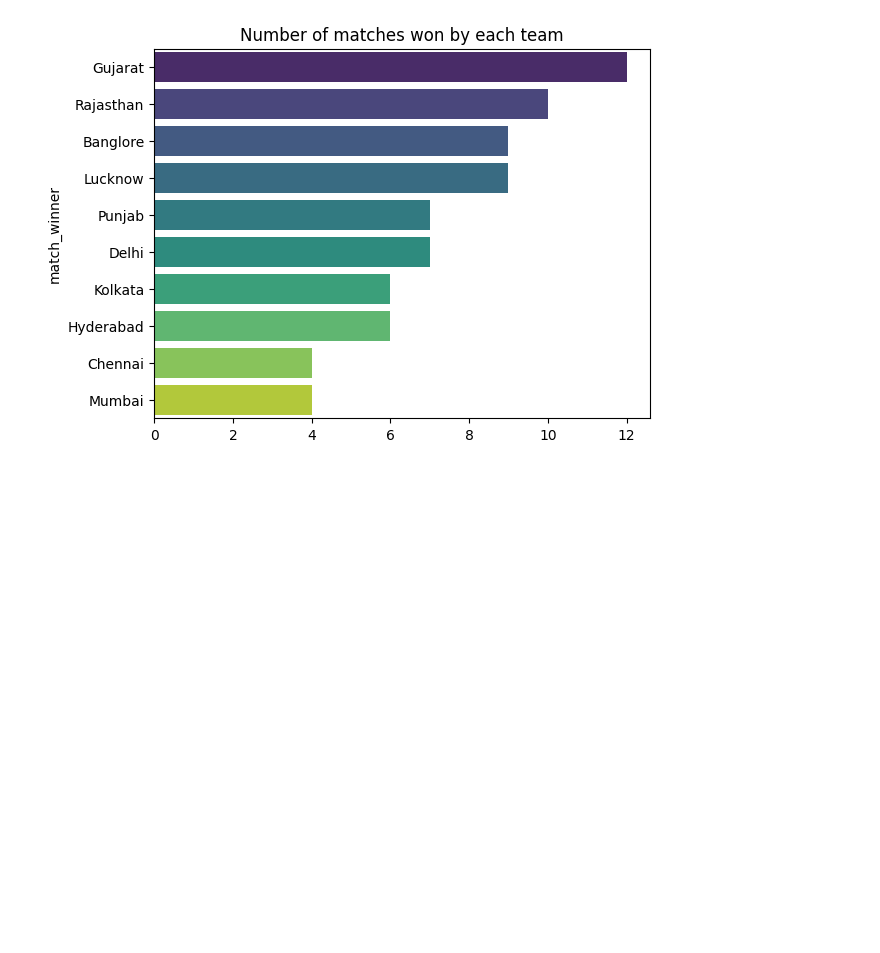
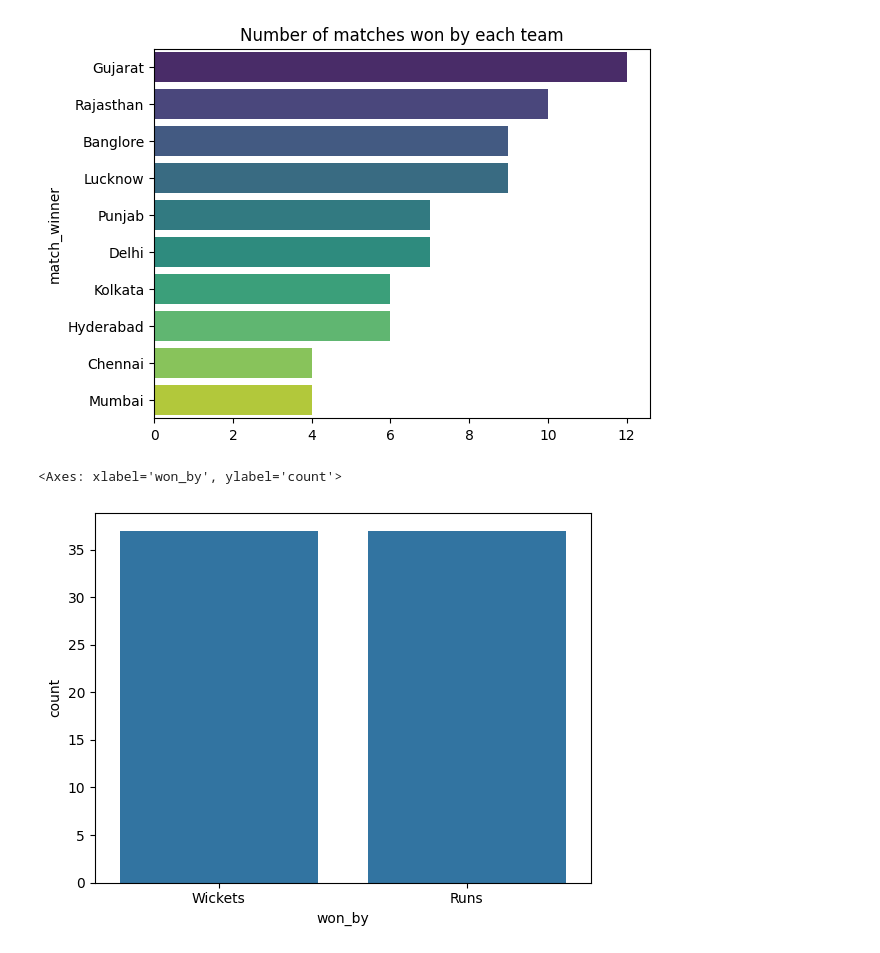
Before and after one commit to Barun-Chhetri/AI_MLprojectbeigneer, a Jupyter notebook: projects.ipynb, the cells around one changed output. Saved outputs shown, nothing was run; the diff lists cells and outputs as text; code cells hidden in the pictures; blank space fills up the shorter version.

```diff
--- a/projects.ipynb
+++ b/projects.ipynb
@@ -96,3 +96,8 @@ plt.title('Number of matches won by each team')
 # %% [output]
 Text(0.5, 1.0, 'Number of matches won by each team')
 [figure]
+# %%
+sns.countplot(x=df['won_by'])
+# %% [output]
+<Axes: xlabel='won_by', ylabel='count'>
+[figure, added]
```
Also changed, not shown: parts of 3 cells of this notebook.
